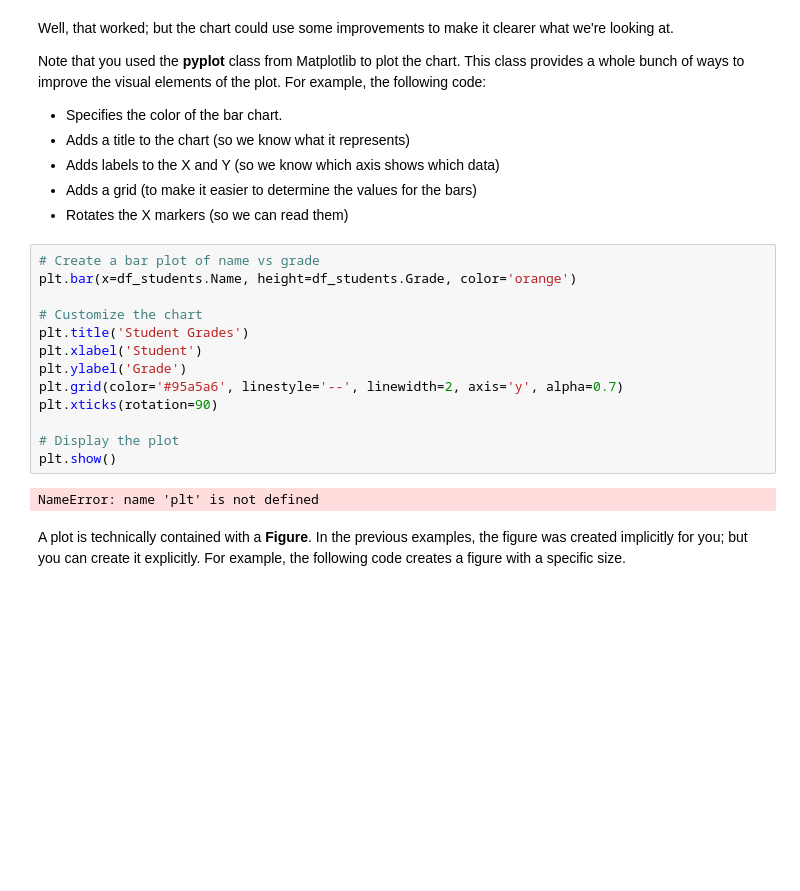
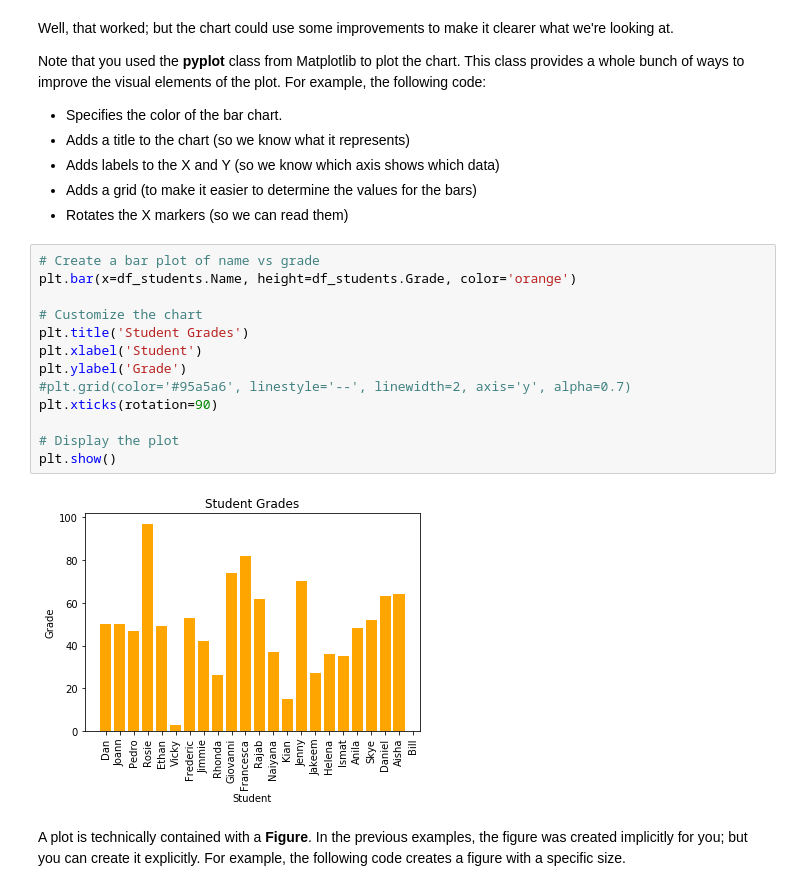
Before and after one commit to SahanDisa/datacamp, a Jupyter notebook: foundation-of-python-for-data-science/1.python-basics.ipynb, the cells around one changed output. Cells and saved outputs as stored; diff of their text form; blank space fills up the shorter version.

```diff
--- a/foundation-of-python-for-data-science/1.python-basics.ipynb
+++ b/foundation-of-python-for-data-science/1.python-basics.ipynb
@@ -301,18 +357,18 @@ Note that you used the **pyplot** class from Matplotlib to plot the chart. This
 # %%
 # Create a bar plot of name vs grade
 plt.bar(x=df_students.Name, height=df_students.Grade, color='orange')
 
 # Customize the chart
 plt.title('Student Grades')
 plt.xlabel('Student')
 plt.ylabel('Grade')
-plt.grid(color='#95a5a6', linestyle='--', linewidth=2, axis='y', alpha=0.7)
+#plt.grid(color='#95a5a6', linestyle='--', linewidth=2, axis='y', alpha=0.7)
 plt.xticks(rotation=90)
 
 # Display the plot
 plt.show()
 # %% [output]
-NameError: name 'plt' is not defined
+[figure, added]
 # %% [markdown]
 A plot is technically contained with a **Figure**. In the previous examples, the figure was created implicitly for you; but you can create it explicitly. For example, the following code creates a figure with a specific size.
 # %%
```
Also changed, not shown: parts of 17 cells of this notebook, 5 other files.
